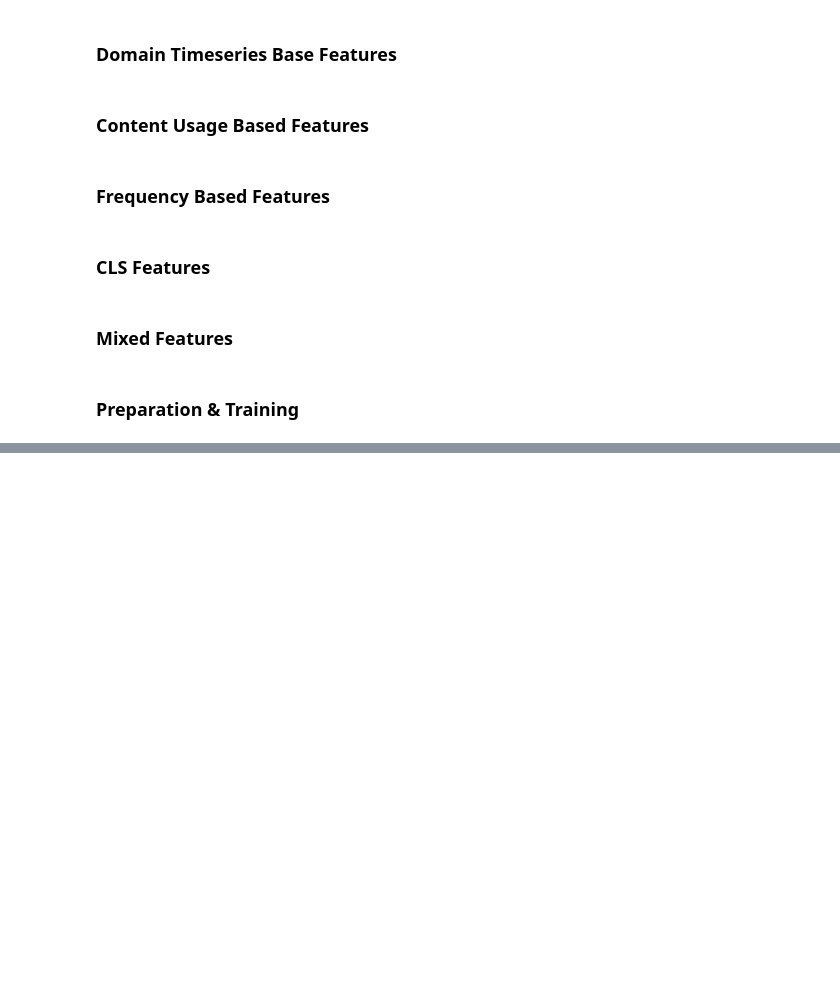
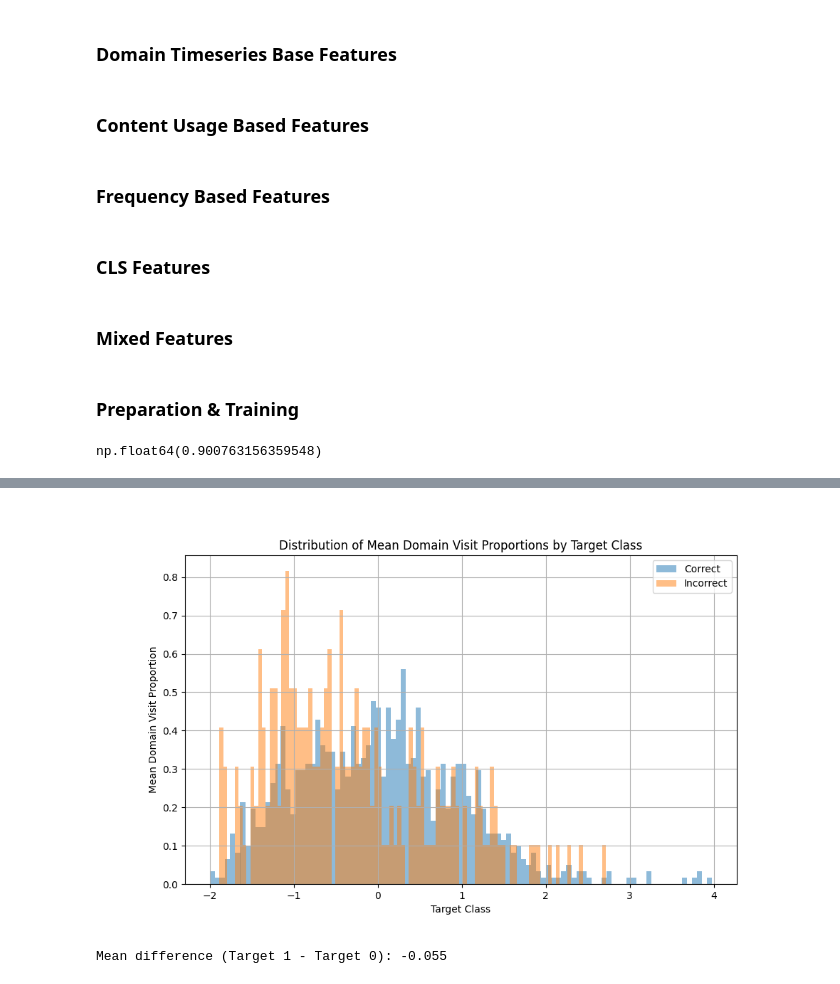
Before and after one commit to Tom-Touati/mafat-challenge, a Jupyter notebook: code/time_based_model.ipynb, the cells around one changed output, grey strips where cells are left out. Cells and saved outputs as stored; diff of their text form; code cells hidden in the pictures; blank space fills up the shorter version.

```diff
--- a/code/time_based_model.ipynb
+++ b/code/time_based_model.ipynb
@@ -894,7 +950,6 @@ def prepare_model_data(final_features, train_devices, test_device_ids):
 
 
 def train_model(X_train, y_train, X_test=None, y_test=None, params=None):
-    deval = xgboost.DMatrix(X_test, y_test) if X_test is not None else None
 
     xgb_reg = xgboost.XGBRegressor(
         **params["model"],
@@ -909,6 +964,22 @@ def train_model(X_train, y_train, X_test=None, y_test=None, params=None):
         test_auc = round(roc_auc_score(y_test, test_prediction), 3)
         return test_auc, selector, best_features, y_test, test_prediction
     return None, selector, best_features, None, None
+
+
+def train_without_selection(X_train,
+                            y_train,
+                            X_test=None,
+                            y_test=None,
+                            params=None):
+    xgb_reg = xgboost.XGBRegressor(
+        **params["model"],
+        eval_metric=roc_auc_score)  #,early_stopping_rounds=25)
+    xgb_reg.fit(X_train, y_train)
+    if X_test is not None:
+        test_prediction = xgb_reg.predict(X_test)
+        test_auc = round(roc_auc_score(y_test, test_prediction), 3)
+        return test_auc, xgb_reg
+    return None, xgb_reg
 # %%
 final_features = join_features(
     device_targets=device_targets,
@@ -1137,6 +1348,11 @@ means_by_target = final_features[["domains_visited_n_domains"]].join(
         "Target")["domains_visited_n_domains"].mean()
 mean_diff = means_by_target.loc[1] - means_by_target.loc[0]
 print(f"Mean difference (Target 1 - Target 0): {mean_diff.mean():.3f}")
+# %%
+test_prediction = model.predict(X_test[best_features])
+roc_auc_score(y_test, test_prediction)
+# %% [output]
+np.float64(0.900763156359548)
 # %%
 # Get predictions with binary classification
 predictions_binary = test_prediction > 0.5
@@ -1164,6 +1380,7 @@ for mask, label in zip([correct_mask, incorrect_mask],
 plt.title('Distribution of Mean Domain Visit Proportions by Target Class')
 plt.xlabel('Target Class')
 plt.ylabel('Mean Domain Visit Proportion')
+plt.legend()
 plt.grid(True)
 plt.show()
 
@@ -1174,6 +1391,7 @@ means_by_target = final_features[["domains_visited_n_domains"]].join(
 mean_diff = means_by_target.loc[1] - means_by_target.loc[0]
 print(f"Mean difference (Target 1 - Target 0): {mean_diff.mean():.3f}")
 
-run["plots/domain_visit_means"].upload(
-    neptune.types.File.as_image(plt.figure()))
-run.stop()
+# run["plots/domain_visit_means"].upload(
+#     neptune.types.File.as_image(plt.figure()))
+# run.stop()
+# %% [output]
@@ -1179,0 +1401,2 @@ run.stop()
+[figure, added]
+Mean difference (Target 1 - Target 0): -0.055
```
Also changed, not shown: parts of 20 cells of this notebook, 2 other files.
